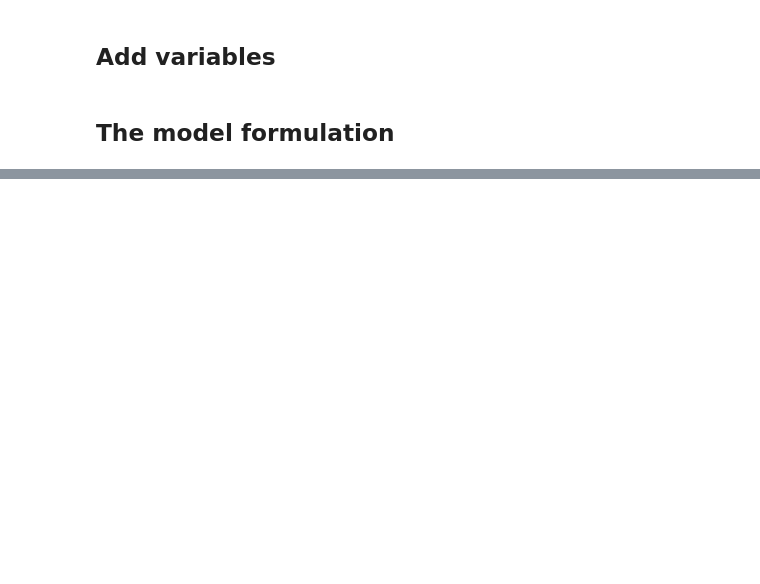
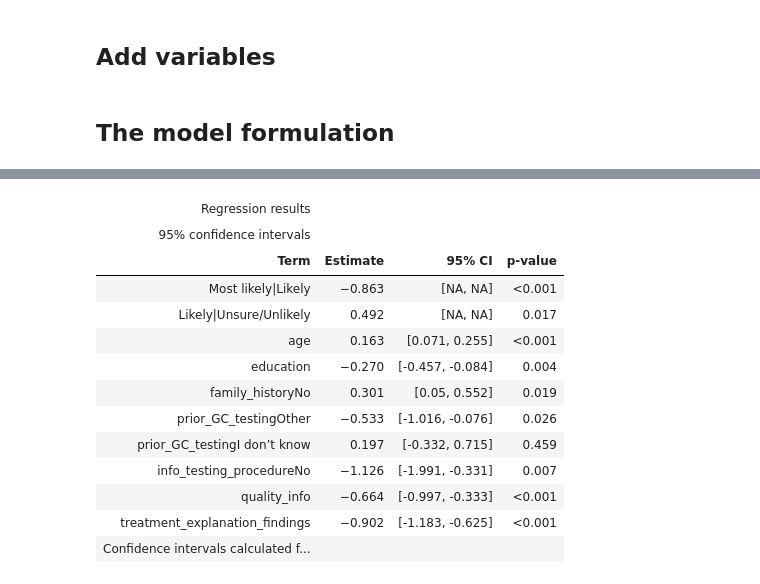
Before and after one commit to omesalles/togas, a Jupyter notebook: scripts/participants-only_factors-affecting-participation-v2.0.ipynb, the cells around one changed output, grey strips where cells are left out. Cells and saved outputs as stored; diff of their text form; code cells hidden in the pictures; blank space fills up the shorter version.

```diff
--- a/scripts/participants-only_factors-affecting-participation-v2.0.ipynb
+++ b/scripts/participants-only_factors-affecting-participation-v2.0.ipynb
@@ -875,0 +938,9 @@ broom::tidy(
+# %%
+ordinal_model <- ordinal::clm(
+  formula=stats::update(initial_model,  willingness ~ . ),
+  link = "logit",
+  data = df2_tmp,
+  weights=case_weight,
+  Hess = TRUE
+)
+summary(ordinal_model)
@@ -875,0 +965,2 @@ broom::tidy(
+# %%
+final_model = backward_elimination(ordinal_model)
@@ -875,0 +977,18 @@ broom::tidy(
+# %%
+gt_table = model_gt_table(final_model)
+IRdisplay::display_html(gt::as_raw_html(gt_table))
+# %% [output]
+| Regression results |  |  |  |
+| 95% confidence intervals |  |  |  |
+| Term | Estimate | 95% CI | p-value |
+| Most likely|Likely | −0.863 | [NA, NA] | <0.001 |
+| Likely|Unsure/Unlikely | 0.492 | [NA, NA] | 0.017 |
+| age | 0.163 | [0.071, 0.255] | <0.001 |
+| education | −0.270 | [-0.457, -0.084] | 0.004 |
+| family_historyNo | 0.301 | [0.05, 0.552] | 0.019 |
+| prior_GC_testingOther | −0.533 | [-1.016, -0.076] | 0.026 |
+| prior_GC_testingI don’t know | 0.197 | [-0.332, 0.715] | 0.459 |
+| info_testing_procedureNo | −1.126 | [-1.991, -0.331] | 0.007 |
+| quality_info | −0.664 | [-0.997, -0.333] | <0.001 |
+| treatment_explanation_findings | −0.902 | [-1.183, -0.625] | <0.001 |
+| Confidence intervals calculated f... |  |  |  |
```
Also changed, not shown: parts of 41 cells of this notebook, 2 other files.
